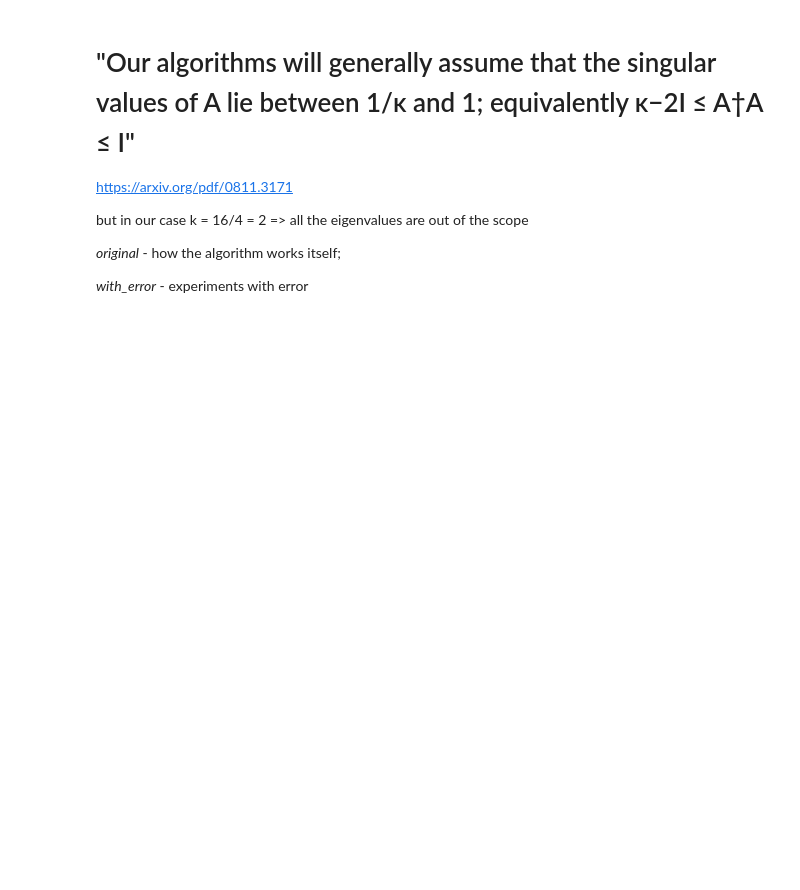
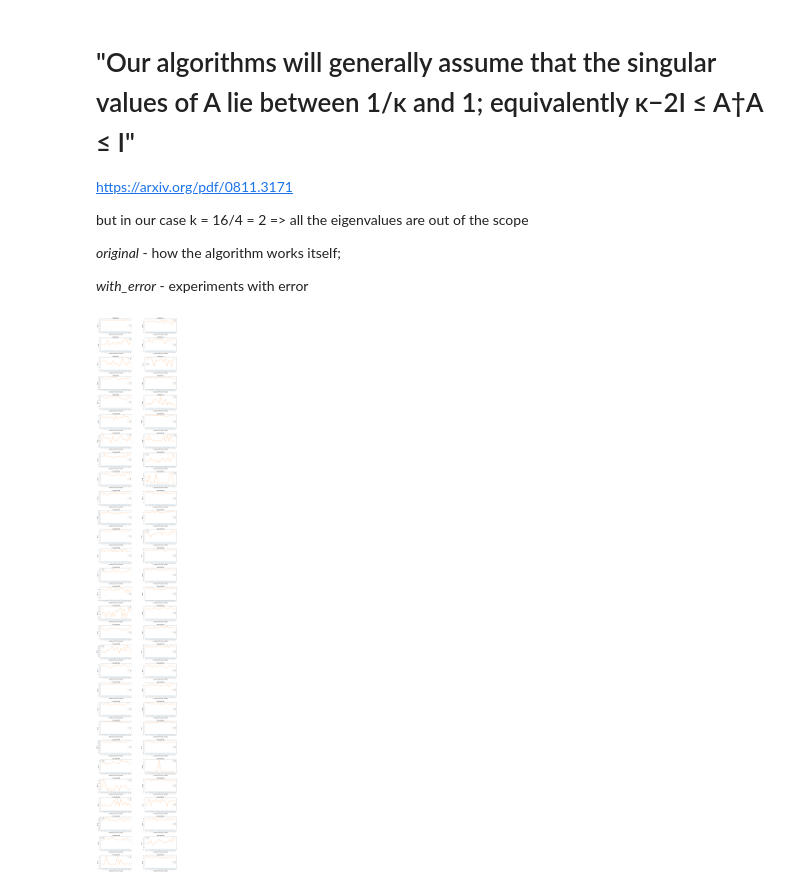
Before and after one commit to UralmashFox/Quantum_HHL, a Jupyter notebook: Tikhonov/playground.ipynb, the cells around one changed output. Saved outputs shown, nothing was run; the diff lists cells and outputs as text; code cells hidden in the pictures; blank space fills up the shorter version.

Commit message:
graphs are done

```diff
--- a/Tikhonov/playground.ipynb
+++ b/Tikhonov/playground.ipynb
@@ -34,3 +34,42 @@ but in our case k = 16/4 = 2 => all the eigenvalues are out of the scope
 *original* - how the algorithm works itself;
 
 *with_error* - experiments with error
+# %%
+import json
+
+# Opening JSON file
+f = open('random_data.json')
+
+# returns JSON object as
+# a dictionary
+data = json.load(f)
+# print(data)
+# %%
+all_mse = []
+all_abs = []
+for example, mode in data.items():
+    mses = []
+    abss = []
+    for _, value in mode.items():
+        mses.append(value['mse'])
+        abss.append(value['abs'])
+    all_mse.append(mses)
+    all_abs.append(abss)
+    # mses = [value['mse'] for _, value in data.items()]
+# %%
+import matplotlib.pyplot as plt
+plt.figure(figsize=(20,150))
+plt.subplots_adjust(hspace=0.4, wspace=0.4)
+for i, (abs, mse) in enumerate(zip(all_abs, all_mse)):
+    plt.subplot(30, 2, i+1)
+    plt.plot(np.arange(2, 21), mse, label="mse")
+    plt.plot(np.arange(2, 21), abs, label="abs")
+    plt.title('Example ' + str(i), fontsize=18)
+    plt.xlabel('Number of Fourier modes', fontsize=16)
+    plt.ylabel('Error', fontsize=16)
+    plt.xticks(np.arange(2, 21, step=1))
+    # plt.yticks(np.arange(0, 1, step=0.1))
+    plt.legend()
+    # plt.show()
+# %% [output]
+[figure, added]
```
